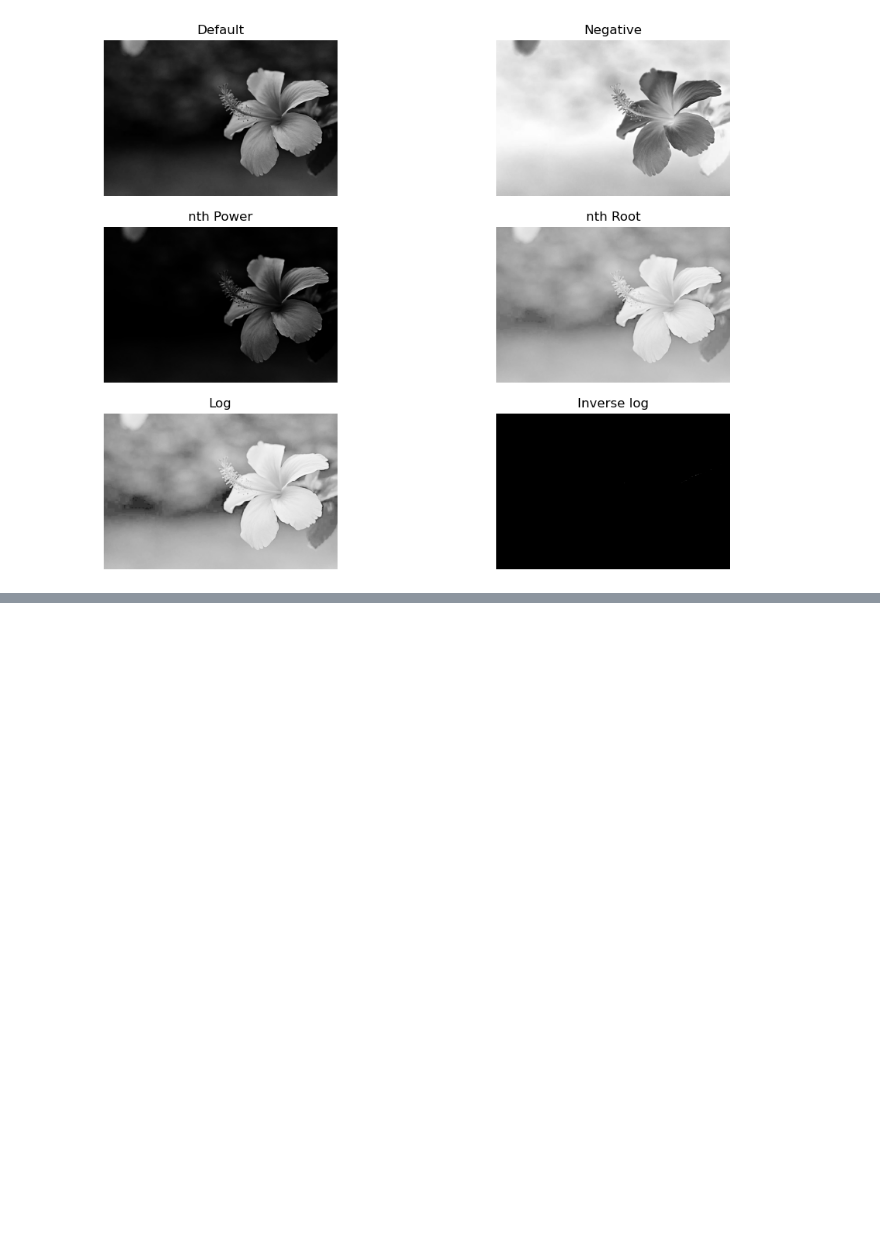
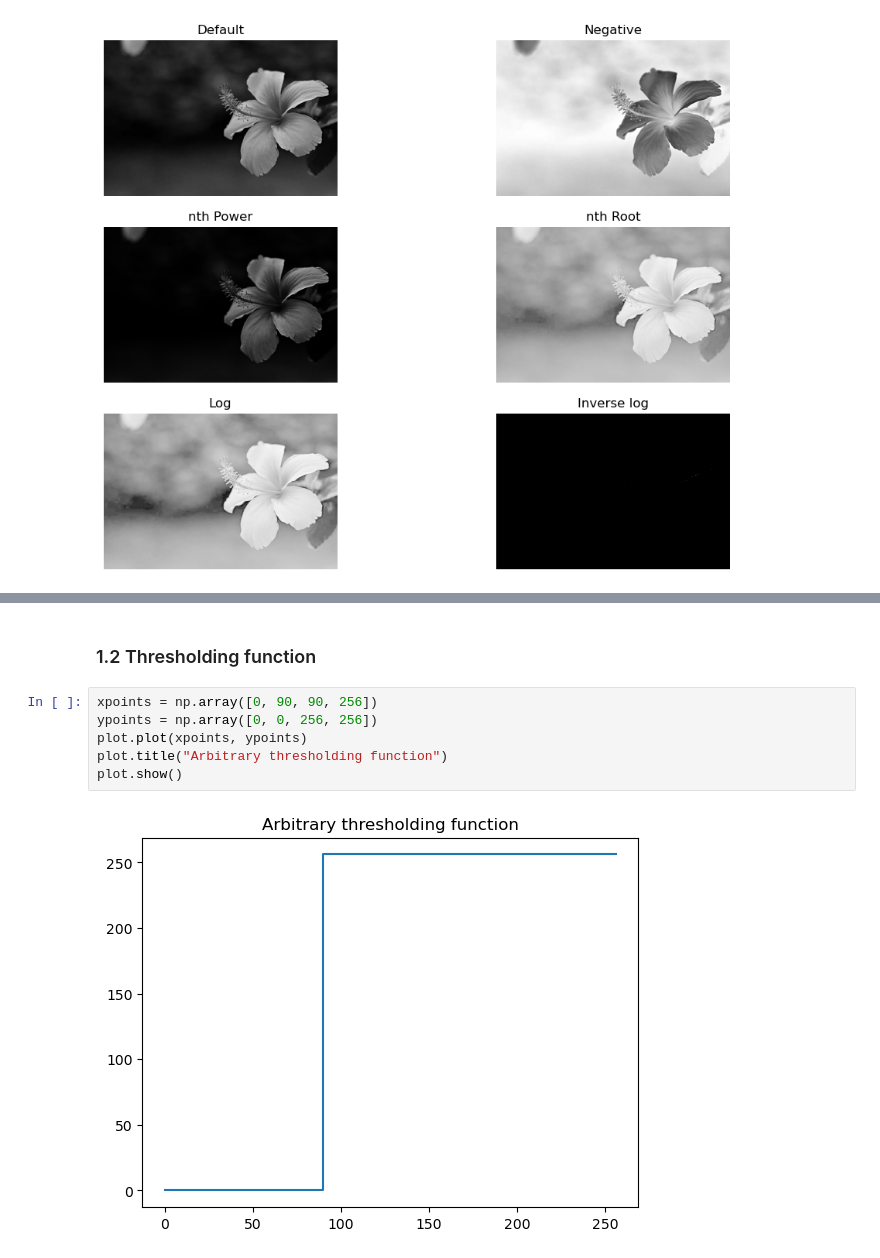
Before and after one commit to otaviofbrito/Digital-Image-Processing, a Jupyter notebook: intensity/negative.ipynb, the cells around one changed output, grey strips where cells are left out. Saved outputs shown, nothing was run; the diff lists cells and outputs as text; blank space fills up the shorter version.

```diff
--- a/intensity/negative.ipynb
+++ b/intensity/negative.ipynb
@@ -151,0 +197,10 @@ Text(0.5, 1.0, 'Inverse log')
+# %% [markdown]
+### 1.2 Thresholding function
+# %%
+xpoints = np.array([0, 90, 90, 256])
+ypoints = np.array([0, 0, 256, 256])
+plot.plot(xpoints, ypoints)
+plot.title("Arbitrary thresholding function")
+plot.show()
+# %% [output]
+[figure, added]
```
Also changed, not shown: parts of 9 cells of this notebook.
